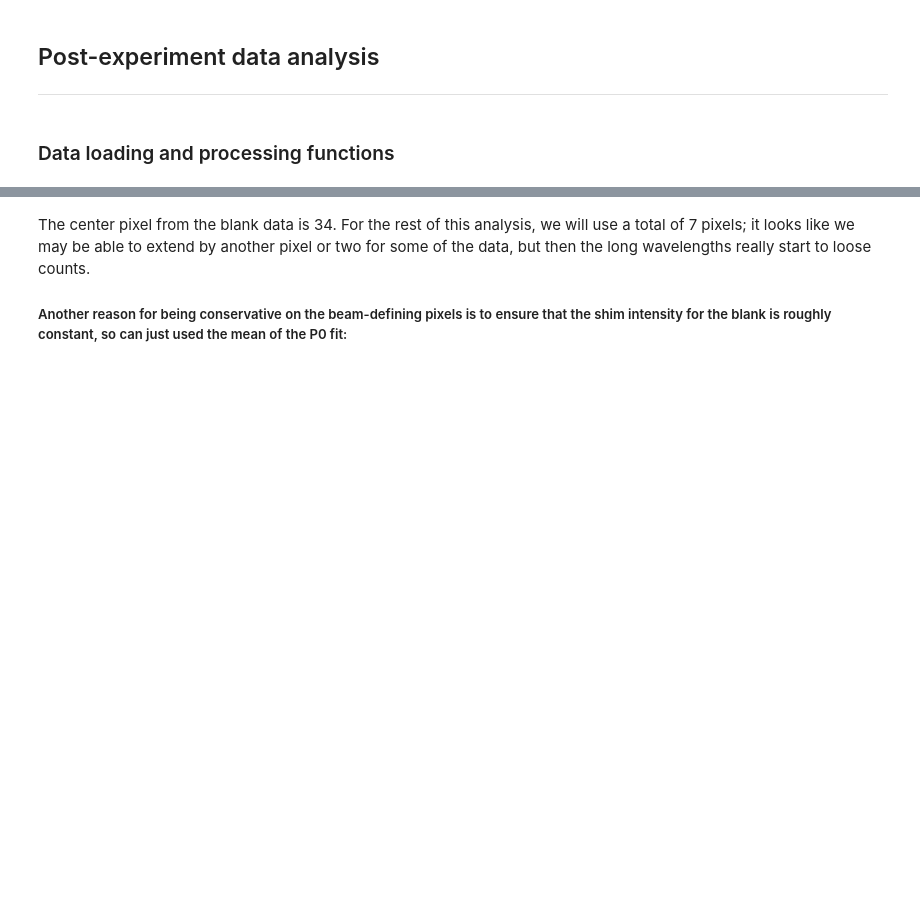
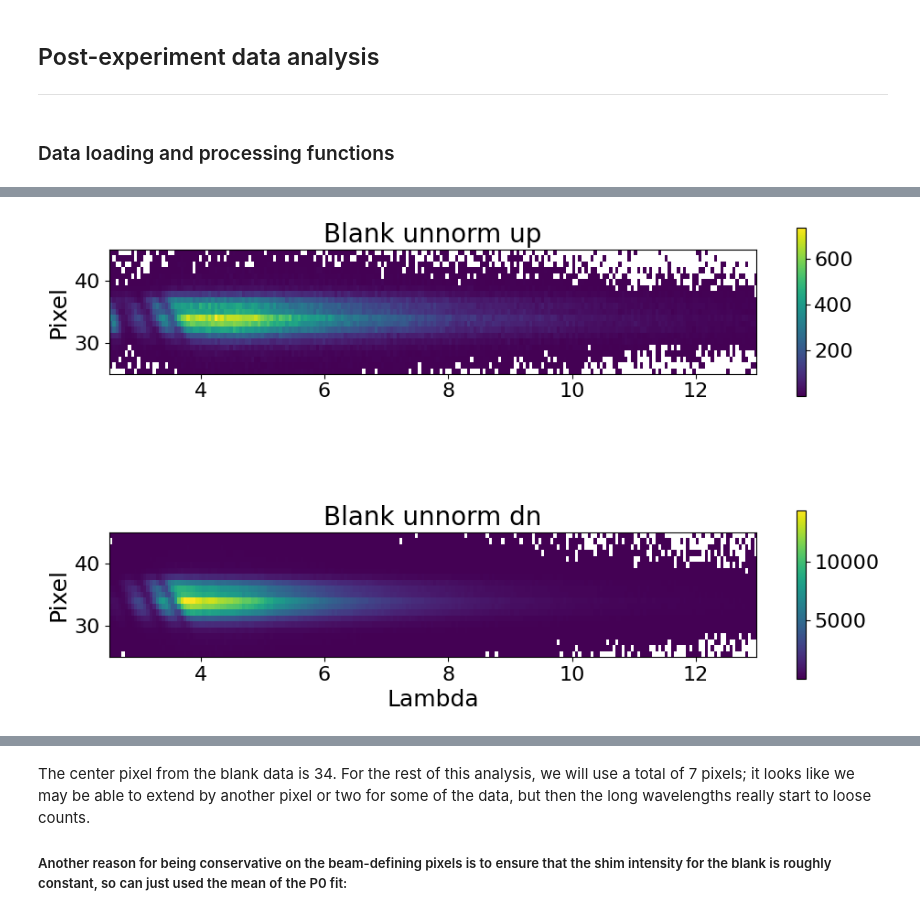
Before and after one commit to srmck/Goos-Hanchen, a Jupyter notebook: Updated_Goos-Hanchen.ipynb, the cells around one changed output, grey strips where cells are left out. Saved outputs shown, nothing was run; the diff lists cells and outputs as text; code cells hidden in the pictures; blank space fills up the shorter version.

```diff
--- a/Updated_Goos-Hanchen.ipynb
+++ b/Updated_Goos-Hanchen.ipynb
@@ -846,0 +748,14 @@ Pixels used:
+# %%
+up_blank,up_errs_blank = unnormalize(up_b,eup_b)
+dn_blank,dn_errs_blank = unnormalize(dn_b,edn_b)
+
+fig,axs = prepare_plot({'grid':False,'title':['Blank unnorm up','Blank unnorm dn'],\
+                        'xlabel':[None,'Lambda'],'ylabel':['Pixel'],'size':fs_double,'figs':(2,1)})
+im1 = axs[0].imshow(up_blank,origin='lower',extent=(lam_b_perp[0],lam_b_perp[-1],pixs[0],pixs[-1]),aspect=.1)
+plt.colorbar(im1,shrink=.5)
+im2 = axs[1].imshow(dn_blank,origin='lower',extent=(lam_b_perp[0],lam_b_perp[-1],pixs[0],pixs[-1]),aspect=.1)
+plt.colorbar(im2,shrink=.5)
+plt.tight_layout()
+plt.show()
+# %% [output]
+[figure, added]
```
Also changed, not shown: parts of 15 cells of this notebook, 1 other file.
